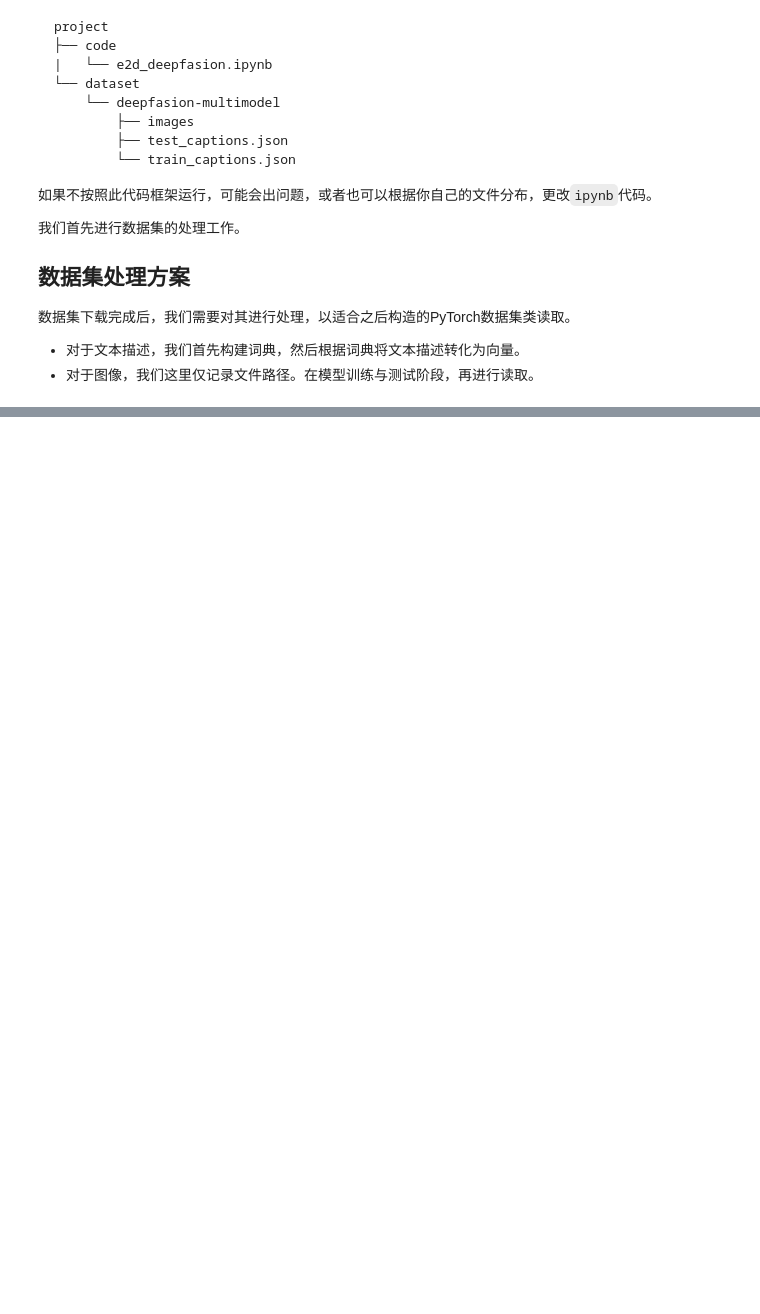
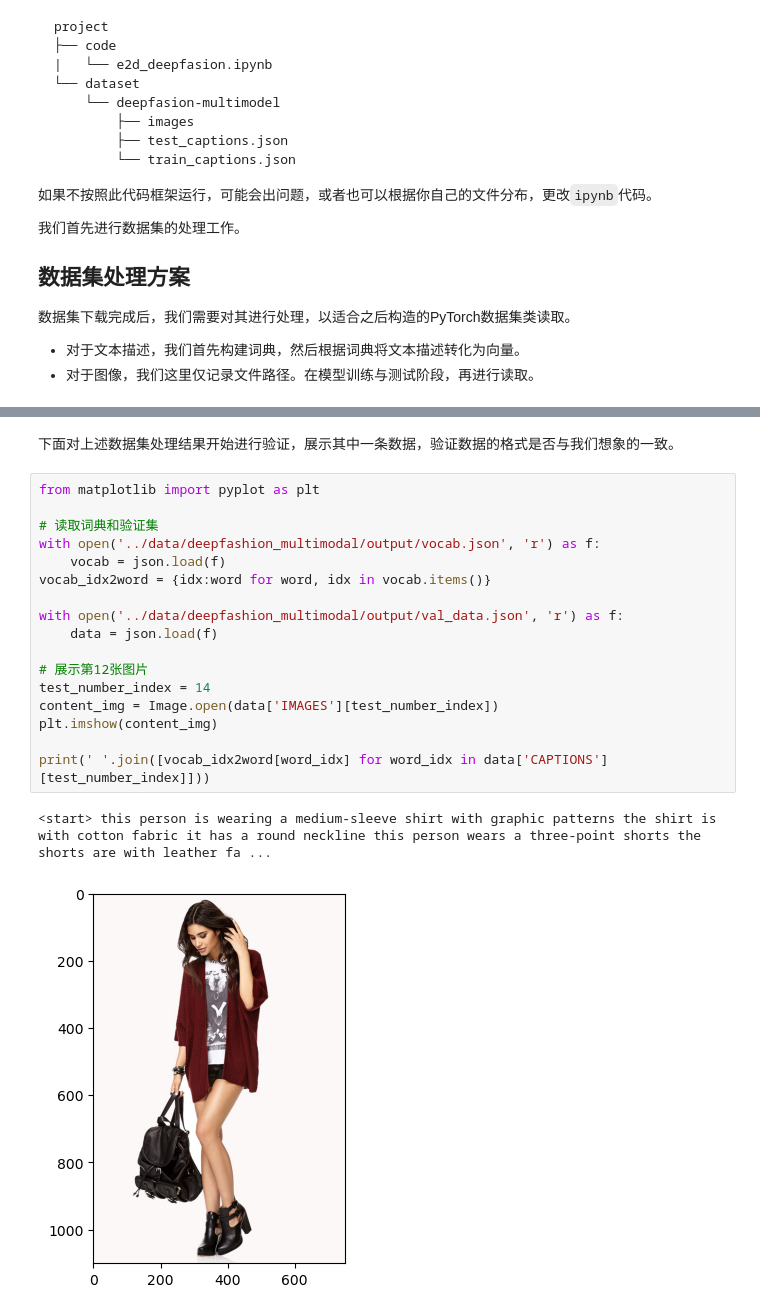
Before and after one commit to ZHOU05030/nn-bupt-2023, a Jupyter notebook: code/e2d_deepfasion.ipynb, the cells around one changed output, grey strips where cells are left out. Saved outputs shown, nothing was run; the diff lists cells and outputs as text; blank space fills up the shorter version.

```diff
--- a/code/e2d_deepfasion.ipynb
+++ b/code/e2d_deepfasion.ipynb
@@ -67,0 +152,22 @@ AttributeError: 'torch._C._CudaDeviceProperties' object has no attribute 'l2_cac
+# %% [markdown]
+下面对上述数据集处理结果开始进行验证，展示其中一条数据，验证数据的格式是否与我们想象的一致。
+# %%
+from matplotlib import pyplot as plt
+
+# 读取词典和验证集
+with open('../data/deepfashion_multimodal/output/vocab.json', 'r') as f:
+    vocab = json.load(f)
+vocab_idx2word = {idx:word for word, idx in vocab.items()}
+
+with open('../data/deepfashion_multimodal/output/val_data.json', 'r') as f:
+    data = json.load(f)
+
+# 展示第12张图片
+test_number_index = 14
+content_img = Image.open(data['IMAGES'][test_number_index])
+plt.imshow(content_img)
+
+print(' '.join([vocab_idx2word[word_idx] for word_idx in data['CAPTIONS'][test_number_index]]))
+# %% [output]
+<start> this person is wearing a medium-sleeve shirt with graphic patterns the shirt is with cotton fabric it has a round neckline this person wears a three-point shorts the shorts are with leather fa ...
+[figure, added]
```
Also changed, not shown: parts of 4 cells of this notebook, 16 other files.
